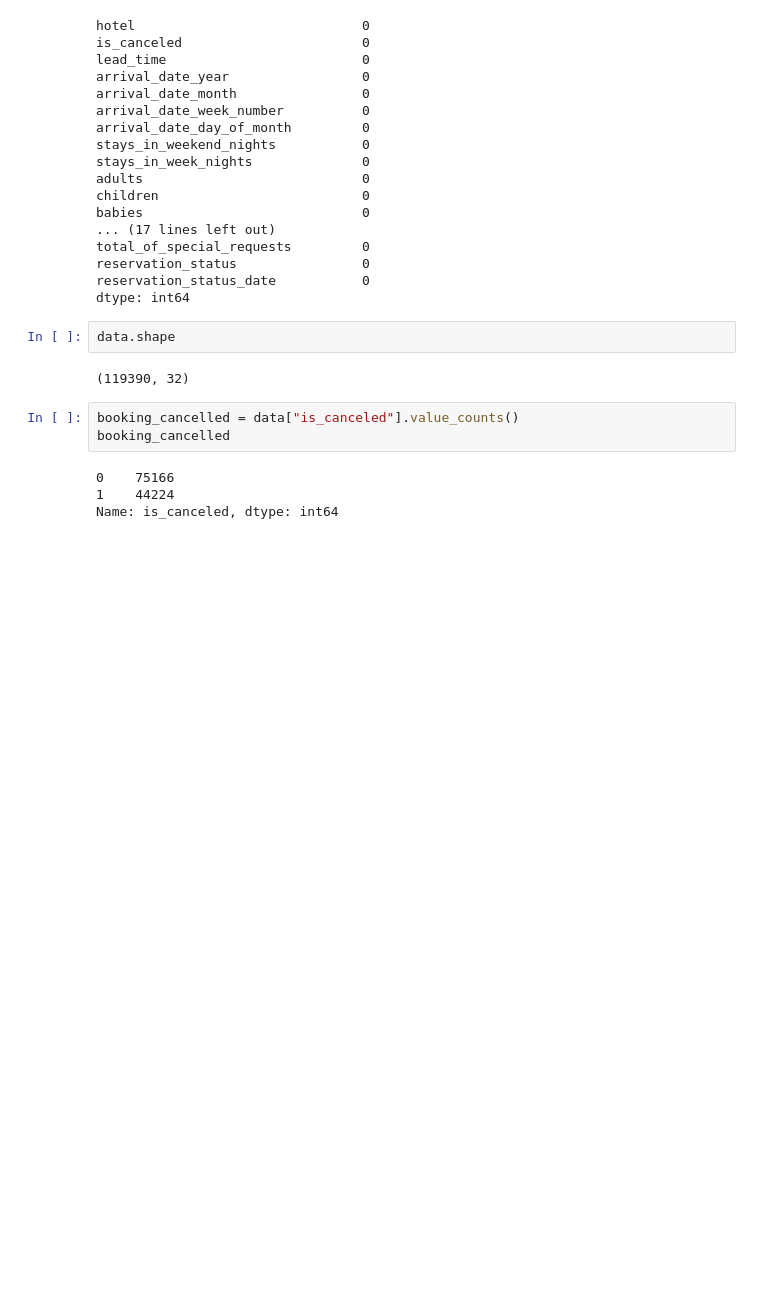
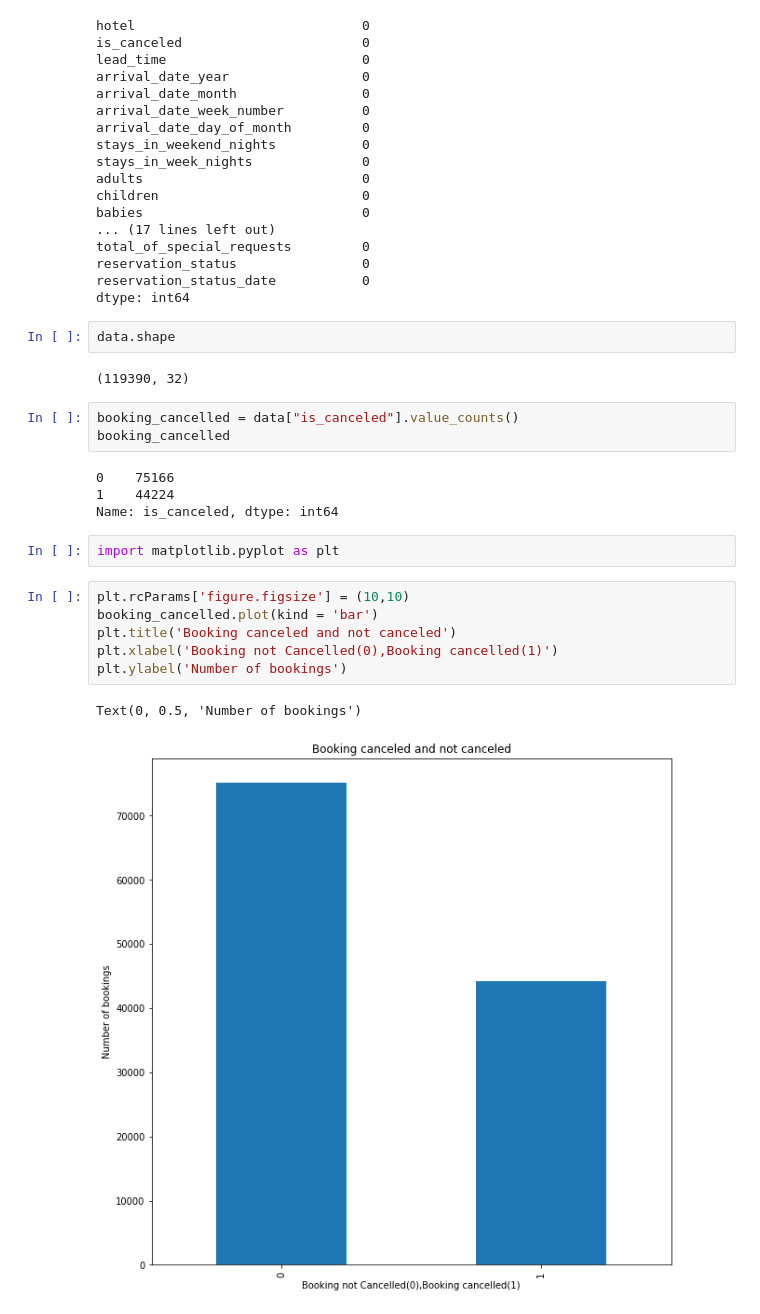
Before and after one commit to ShreedarshM/Hotel-Booking-Analysis, a Jupyter notebook: Hotel_booking_analysis_capstone_project.ipynb, the cells around one changed output. Drawn from its saved outputs; the diff is of its cells as text; blank space fills up the shorter version.

```diff
--- a/Hotel_booking_analysis_capstone_project.ipynb
+++ b/Hotel_booking_analysis_capstone_project.ipynb
@@ -126,3 +126,14 @@ booking_cancelled
 0    75166
 1    44224
 Name: is_canceled, dtype: int64
+# %%
+import matplotlib.pyplot as plt
+# %%
+plt.rcParams['figure.figsize'] = (10,10)
+booking_cancelled.plot(kind = 'bar')
+plt.title('Booking canceled and not canceled')
+plt.xlabel('Booking not Cancelled(0),Booking cancelled(1)')
+plt.ylabel('Number of bookings')
+# %% [output]
+Text(0, 0.5, 'Number of bookings')
+[figure, added]
```
